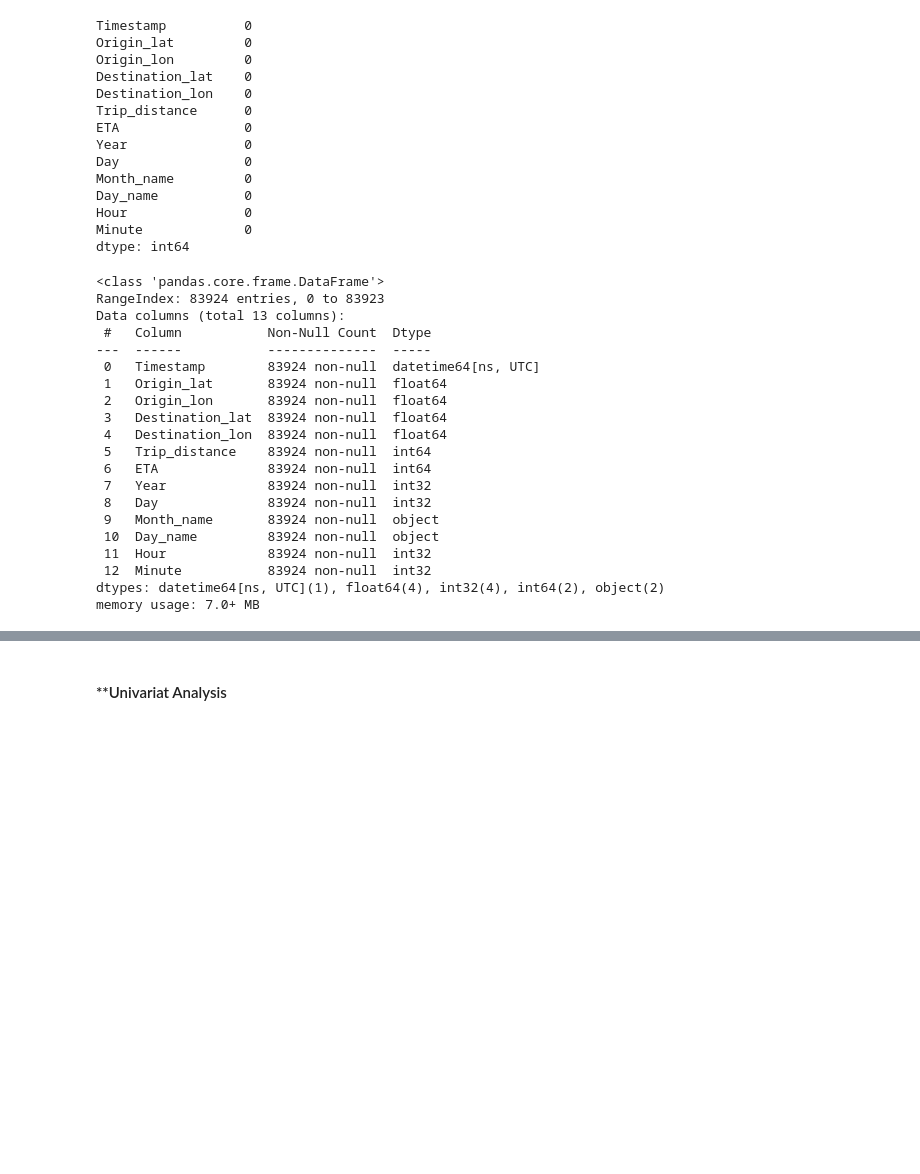
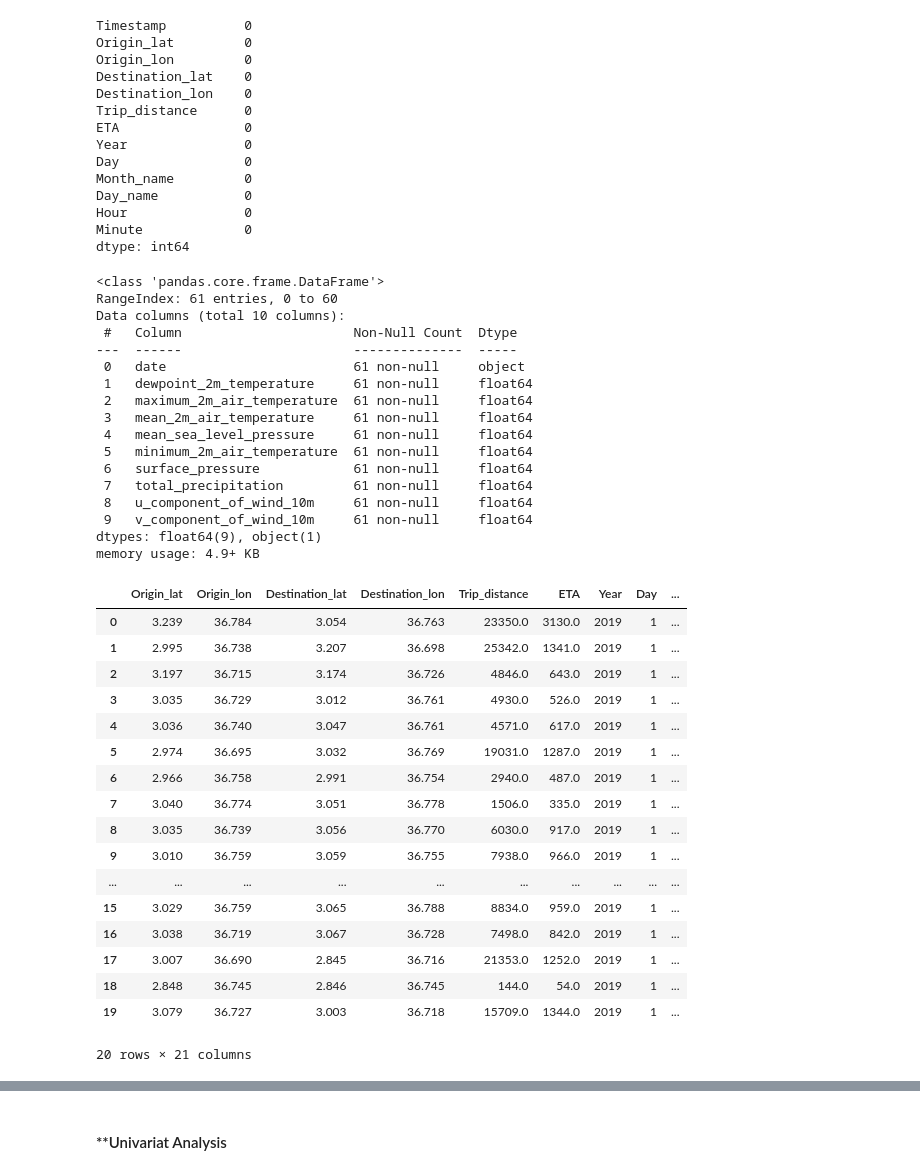
Before and after one commit to damzking/final-pro, a Jupyter notebook: Notebook/ETA-prediction.ipynb, the cells around one changed output, grey strips where cells are left out. Saved outputs shown, nothing was run; the diff lists cells and outputs as text; code cells hidden in the pictures; blank space fills up the shorter version.

Commit message:
merged train and weather

```diff
--- a/Notebook/ETA-prediction.ipynb
+++ b/Notebook/ETA-prediction.ipynb
@@ -312,2 +150,3 @@ End date:2019-12-19 23:59:29+00:00
 # %%
-train_df_filled_noid = train_df_filled.drop(columns=['ID'])
+train_df_noid = train_df.drop(columns=['ID'])
+train_df_noid.head()
@@ -361,25 +192,58 @@ Hour               0
 Minute             0
 dtype: int64
 # %%
-train_df_noid.info()
+weather_df.info()
 # %% [output]
 <class 'pandas.core.frame.DataFrame'>
-RangeIndex: 83924 entries, 0 to 83923
-Data columns (total 13 columns):
- #   Column           Non-Null Count  Dtype
----  ------           --------------  -----
- 0   Timestamp        83924 non-null  datetime64[ns, UTC]
- 1   Origin_lat       83924 non-null  float64
- 2   Origin_lon       83924 non-null  float64
- 3   Destination_lat  83924 non-null  float64
- 4   Destination_lon  83924 non-null  float64
- 5   Trip_distance    83924 non-null  int64
- 6   ETA              83924 non-null  int64
- 7   Year             83924 non-null  int32
- 8   Day              83924 non-null  int32
- 9   Month_name       83924 non-null  object
- 10  Day_name         83924 non-null  object
- 11  Hour             83924 non-null  int32
- 12  Minute           83924 non-null  int32
-dtypes: datetime64[ns, UTC](1), float64(4), int32(4), int64(2), object(2)
-memory usage: 7.0+ MB
+RangeIndex: 61 entries, 0 to 60
+Data columns (total 10 columns):
+ #   Column                      Non-Null Count  Dtype
+---  ------                      --------------  -----
+ 0   date                        61 non-null     object
+ 1   dewpoint_2m_temperature     61 non-null     float64
+ 2   maximum_2m_air_temperature  61 non-null     float64
+ 3   mean_2m_air_temperature     61 non-null     float64
+ 4   mean_sea_level_pressure     61 non-null     float64
+ 5   minimum_2m_air_temperature  61 non-null     float64
+ 6   surface_pressure            61 non-null     float64
+ 7   total_precipitation         61 non-null     float64
+ 8   u_component_of_wind_10m     61 non-null     float64
+ 9   v_component_of_wind_10m     61 non-null     float64
+dtypes: float64(9), object(1)
+memory usage: 4.9+ KB
+# %%
+weather_df =weather_df.rename(columns={'date':'Timestamp'})
+
+weather_df['Timestamp'] = pd.to_datetime(weather_df['Timestamp'])
+
+#train_df_noid['Timestamp'] = train_df_noid['Timestamp'].dt.tz_convert(None)
+# %%
+weather_df['Year'] = weather_df['Timestamp'].dt.year
+weather_df['Day'] = weather_df['Timestamp'].dt.day
+weather_df['Month_name'] = weather_df['Timestamp'].dt.strftime('%B')
+
+train_drop_time = train_df_noid.drop(columns=['Timestamp'])
+weath_drop_time = weather_df.drop(columns=['Timestamp'])
+# %%
+train_weath_df = pd.merge(train_drop_time, weath_drop_time, how= 'outer', on = ['Year', 'Month_name', 'Day'])
+# %%
+train_weath_df.head(20)
+# %% [output]
+|  | Origin_lat | Origin_lon | Destination_lat | Destination_lon | Trip_distance | ETA | Year | Day | ... |
+| 0 | 3.239 | 36.784 | 3.054 | 36.763 | 23350.0 | 3130.0 | 2019 | 1 | ... |
+| 1 | 2.995 | 36.738 | 3.207 | 36.698 | 25342.0 | 1341.0 | 2019 | 1 | ... |
+| 2 | 3.197 | 36.715 | 3.174 | 36.726 | 4846.0 | 643.0 | 2019 | 1 | ... |
+| 3 | 3.035 | 36.729 | 3.012 | 36.761 | 4930.0 | 526.0 | 2019 | 1 | ... |
+| 4 | 3.036 | 36.740 | 3.047 | 36.761 | 4571.0 | 617.0 | 2019 | 1 | ... |
+| 5 | 2.974 | 36.695 | 3.032 | 36.769 | 19031.0 | 1287.0 | 2019 | 1 | ... |
+| 6 | 2.966 | 36.758 | 2.991 | 36.754 | 2940.0 | 487.0 | 2019 | 1 | ... |
+| 7 | 3.040 | 36.774 | 3.051 | 36.778 | 1506.0 | 335.0 | 2019 | 1 | ... |
+| 8 | 3.035 | 36.739 | 3.056 | 36.770 | 6030.0 | 917.0 | 2019 | 1 | ... |
+| 9 | 3.010 | 36.759 | 3.059 | 36.755 | 7938.0 | 966.0 | 2019 | 1 | ... |
+| ... | ... | ... | ... | ... | ... | ... | ... | ... | ... |
+| 15 | 3.029 | 36.759 | 3.065 | 36.788 | 8834.0 | 959.0 | 2019 | 1 | ... |
+| 16 | 3.038 | 36.719 | 3.067 | 36.728 | 7498.0 | 842.0 | 2019 | 1 | ... |
+| 17 | 3.007 | 36.690 | 2.845 | 36.716 | 21353.0 | 1252.0 | 2019 | 1 | ... |
+| 18 | 2.848 | 36.745 | 2.846 | 36.745 | 144.0 | 54.0 | 2019 | 1 | ... |
+| 19 | 3.079 | 36.727 | 3.003 | 36.718 | 15709.0 | 1344.0 | 2019 | 1 | ... |
+20 rows × 21 columns
```
Also changed, not shown: parts of 25 cells of this notebook.
